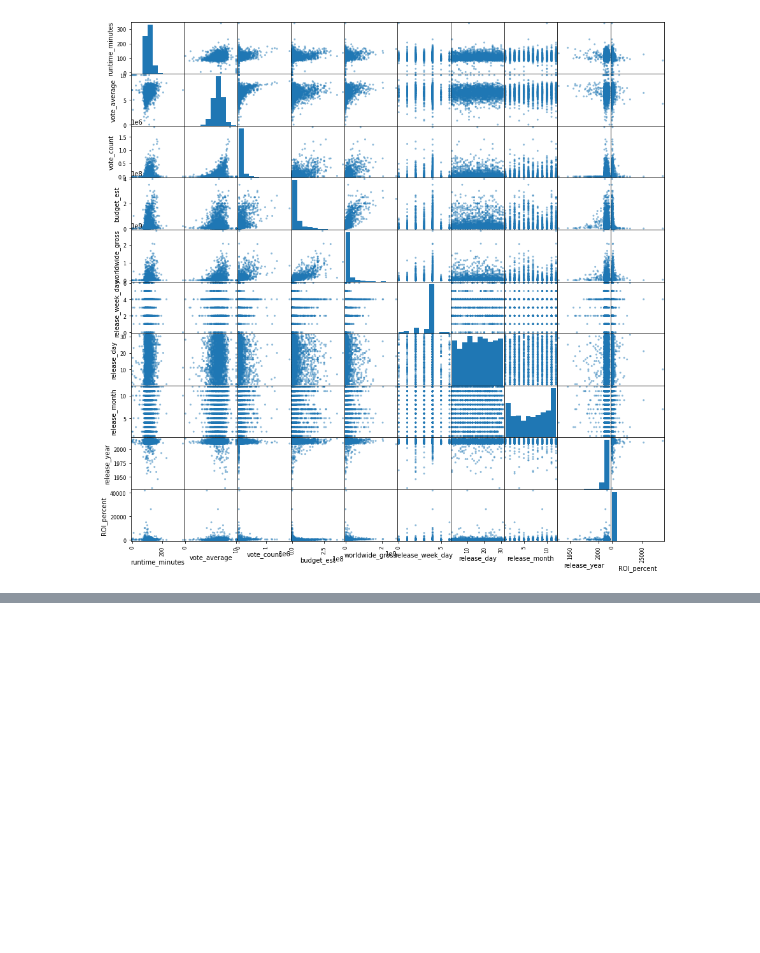
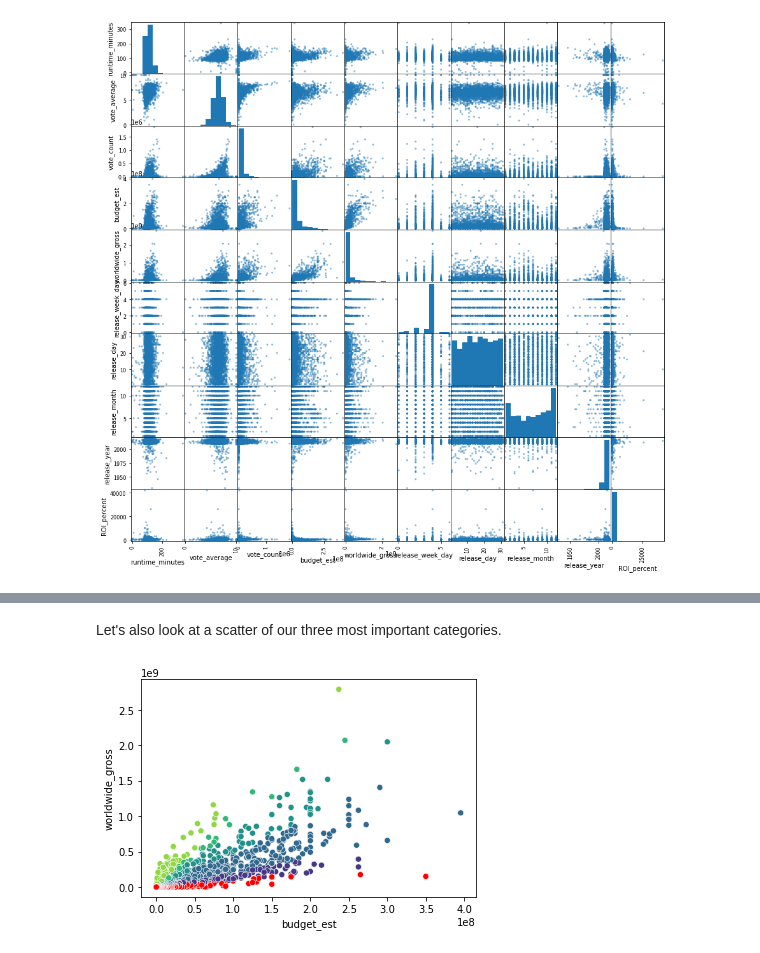
Before and after one commit to mattlegro/MovieReleaseAnalysis, a Jupyter notebook: analysis.ipynb, the cells around one changed output, grey strips where cells are left out. Saved outputs shown, nothing was run; the diff lists cells and outputs as text; code cells hidden in the pictures; blank space fills up the shorter version.

```diff
--- a/analysis.ipynb
+++ b/analysis.ipynb
@@ -133,0 +295,14 @@ sns.boxplot(x='release_month',y='ROI_percent',data=movie_collection,showfliers =
+# %% [markdown]
+Let's also look at a scatter of our three most important categories.
+# %%
+pal = sns.color_palette('viridis',5)
+rgb_tuples = [(1,0,0)]
+for color in pal:
+    rgb_tuples.append(color)
+new_pal = sns.color_palette(rgb_tuples)
+sns.scatterplot(x='budget_est',y='worldwide_gross',data=movie_collection,
+                hue='ROI_category',legend=False,
+                hue_order = ['Not Profitable','Less Than 100%','100-400%','400-700%','700-1000%','Over 1000%'],
+                palette=new_pal);
+# %% [output]
+[figure, added]
```
Also changed, not shown: parts of 59 cells of this notebook, 3 other files.
